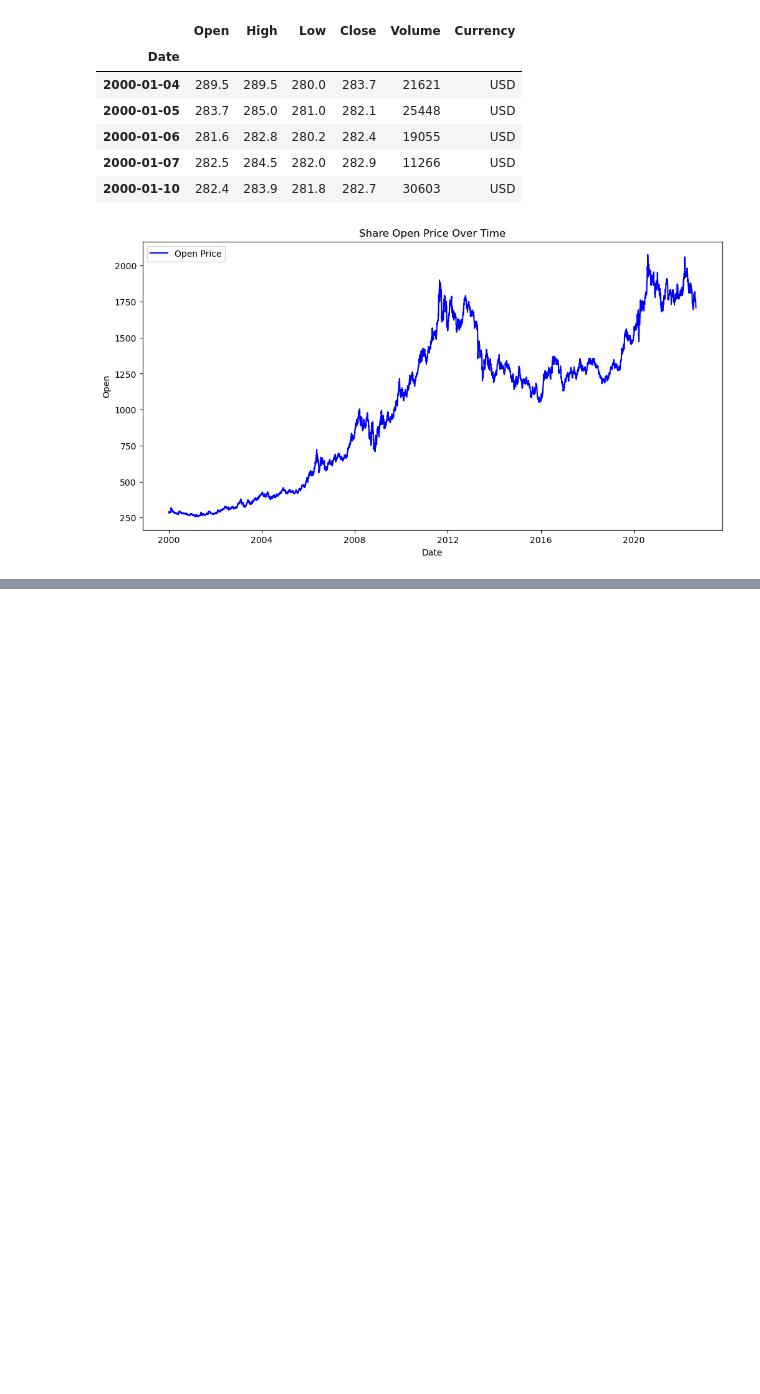
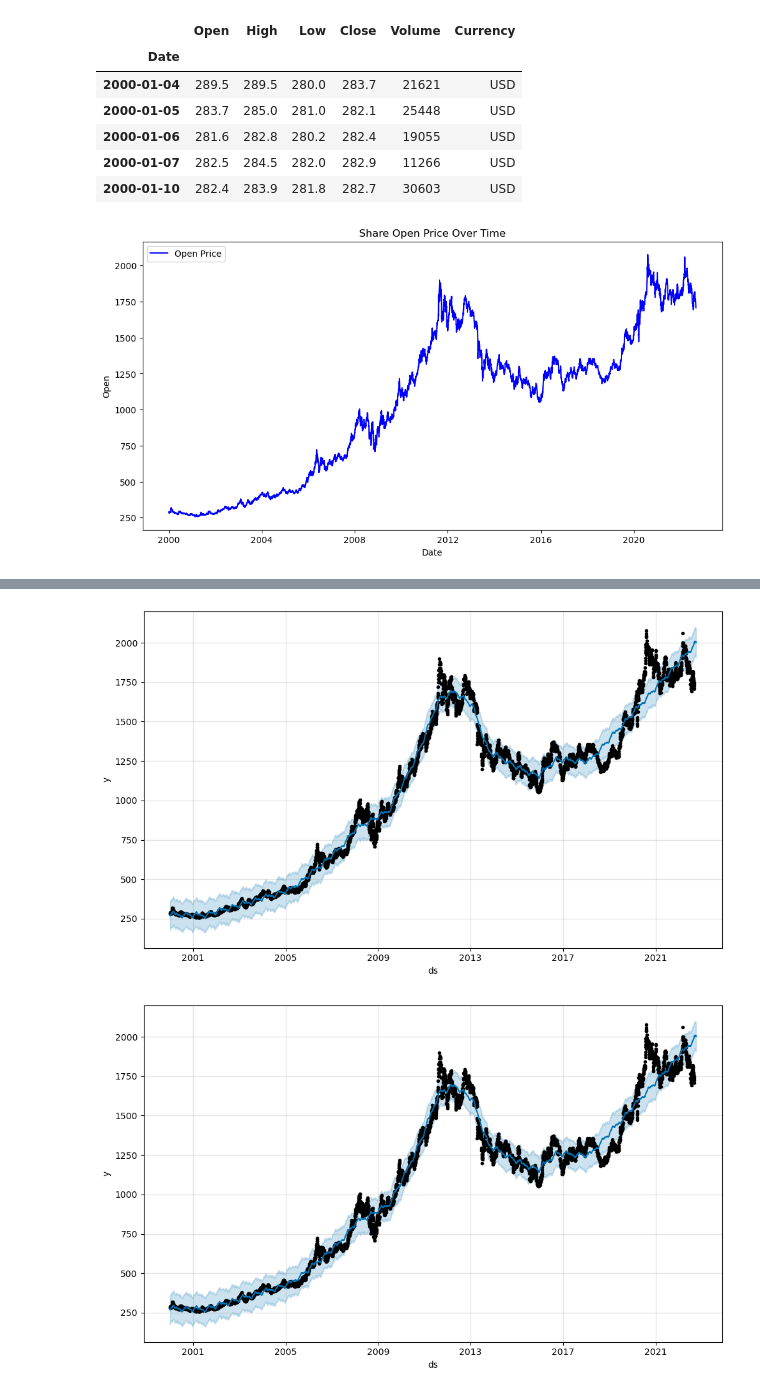
Before and after one commit to alisontuiyott/ML_Upskill, a Jupyter notebook: notebooks/example_notebook.ipynb, the cells around one changed output, grey strips where cells are left out. Saved outputs shown, nothing was run; the diff lists cells and outputs as text; code cells hidden in the pictures; blank space fills up the shorter version.

Commit message:
initiated Prophet model

```diff
--- a/notebooks/example_notebook.ipynb
+++ b/notebooks/example_notebook.ipynb
@@ -71,3 +75,13 @@ plt.title('Share Open Price Over Time')
 plt.show()
 # %% [output]
 [figure]
+# %%
+data_to_model = (df
+ .reset_index()
+ .rename(columns={"Date":"ds", "Open":"y"}))[["ds","y"]]
+# %%
+model = Prophet()
+model.fit(data_to_model)
+
+future = model.make_future_dataframe(periods=30)
+forecast = model.predict(future)
@@ -73,0 +91,6 @@ plt.show()
+# %%
+# forecast plot
+model.plot(forecast)
+# %% [output]
+[figure, added]
+[figure, added]
```
Also changed, not shown: parts of 4 cells of this notebook.
